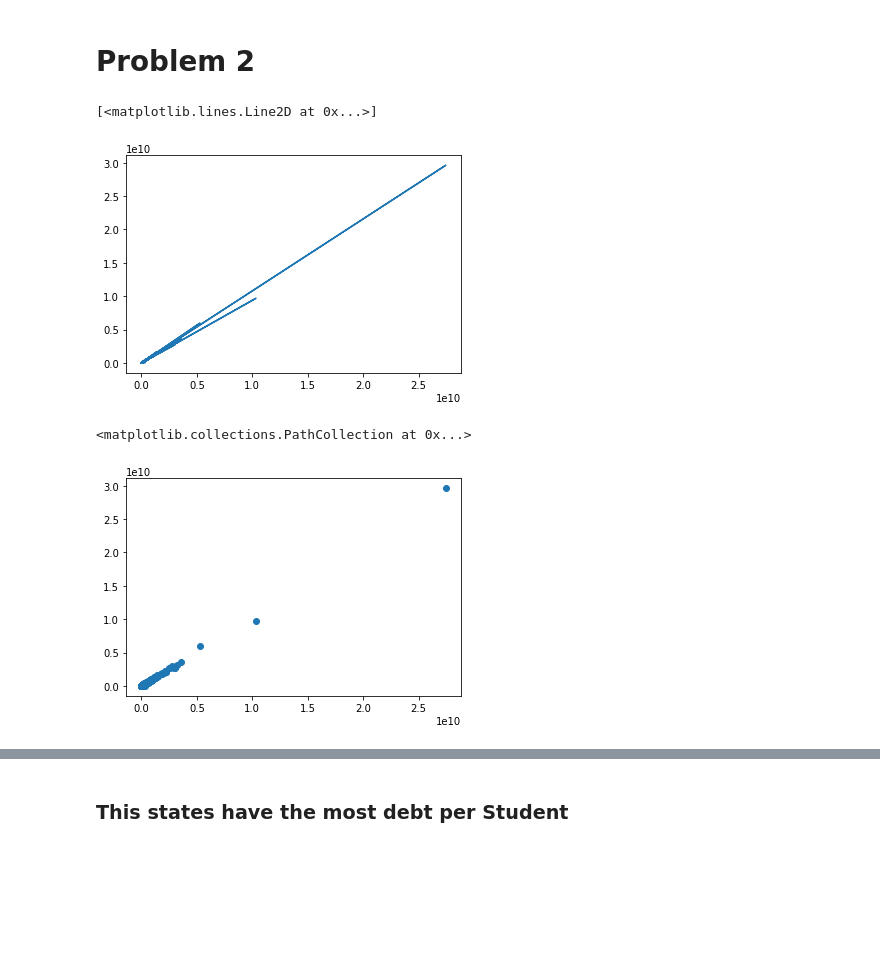
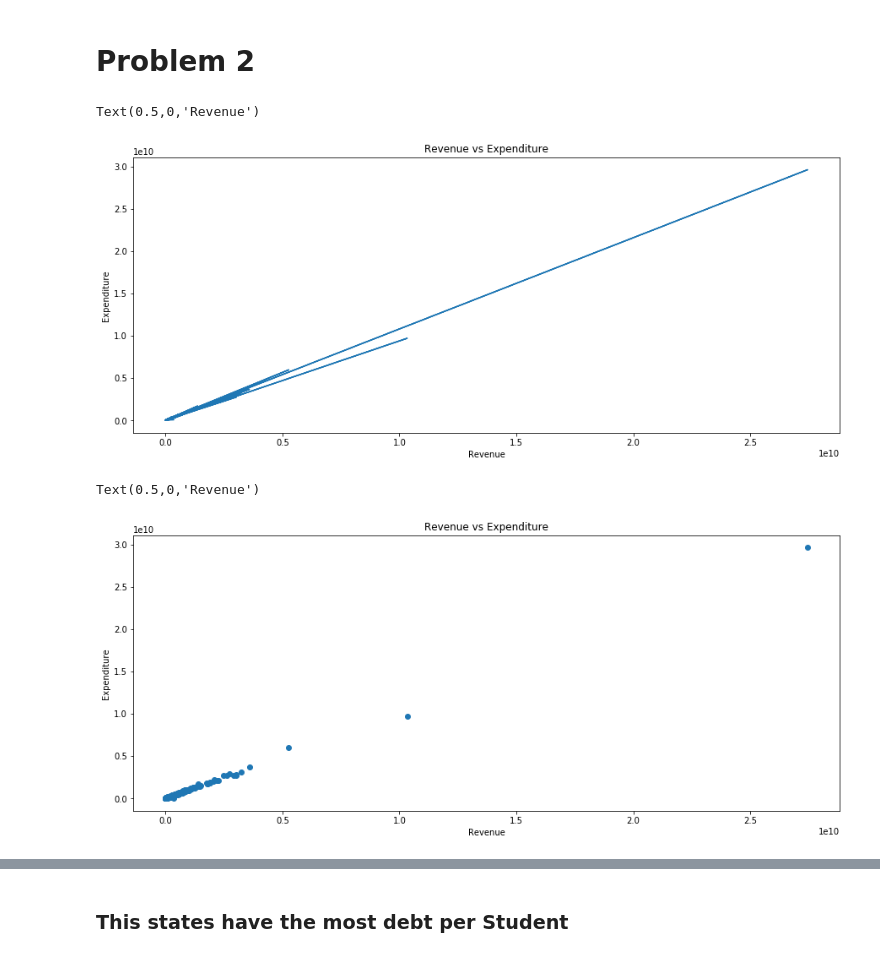
Before and after one commit to agrawal-ris/DS5500_Assignment_3, a Jupyter notebook: Rishabh_Assignment_3.ipynb, the cells around one changed output, grey strips where cells are left out. Drawn from its saved outputs; the diff is of its cells as text; code cells hidden in the pictures; blank space fills up the shorter version.

```diff
--- a/Rishabh_Assignment_3.ipynb
+++ b/Rishabh_Assignment_3.ipynb
@@ -75,21 +71,23 @@ Text(0.5,0,'Federal Revenue per Student')
 # %%
 p2 = p1.groupby("NAME").sum()
 # %%
+plt.figure(figsize=(15, 6))
 plt.plot(p2['TOTALREV'],p2['TOTALEXP'])
-plt.title("Top 10 states taking the Most Federal Funding Per Student")
-plt.ylabel("States")
-plt.xlabel("Federal Revenue per Student")
+plt.title("Revenue vs Expenditure")
+plt.ylabel("Expenditure")
+plt.xlabel("Revenue")
 # %% [output]
-[<matplotlib.lines.Line2D at 0x...>]
+Text(0.5,0,'Revenue')
-[figure, old version]
+[figure, new version]
 # %%
+plt.figure(figsize=(15, 6))
 plt.scatter(p2['TOTALREV'],p2['TOTALEXP'])
-plt.title("Top 10 states taking the Most Federal Funding Per Student")
-plt.ylabel("States")
-plt.xlabel("Federal Revenue per Student")
+plt.title("Revenue vs Expenditure")
+plt.ylabel("Expenditure")
+plt.xlabel("Revenue")
 # %% [output]
-<matplotlib.collections.PathCollection at 0x...>
+Text(0.5,0,'Revenue')
-[figure, old version]
+[figure, new version]
 # %%
 debtStu = p1.groupby("STNAME").sum()
 debtStu['Total Debt per Student'] = (debtStu['TOTALEXP'] - debtStu['TOTALREV']) / debtStu['V33']
```
Also changed, not shown: parts of 20 cells of this notebook.
